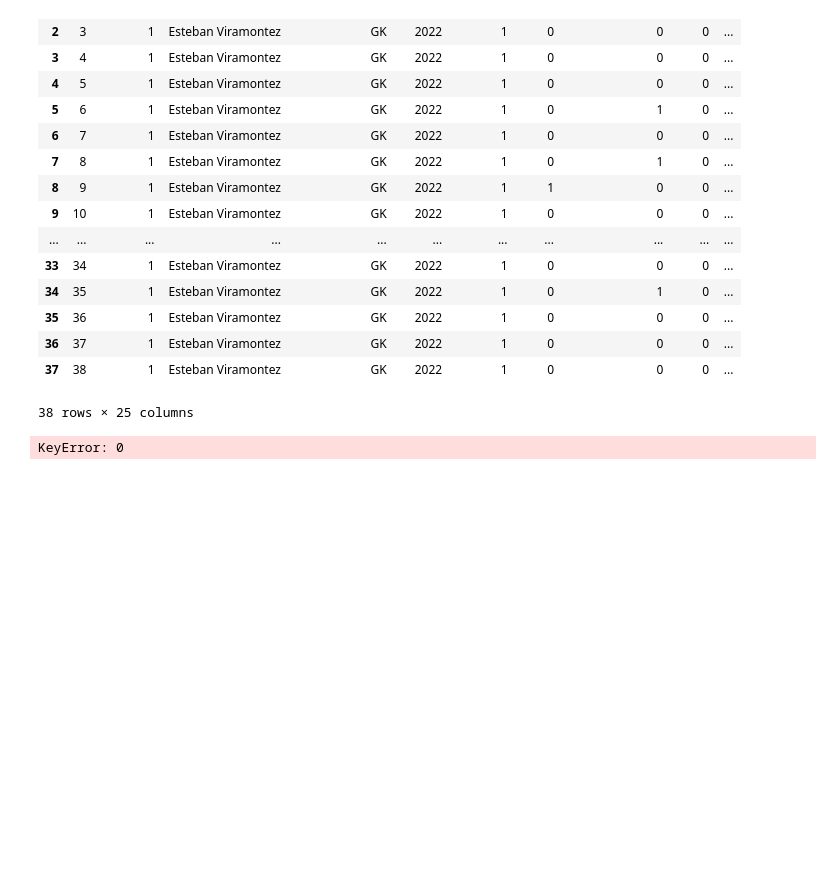
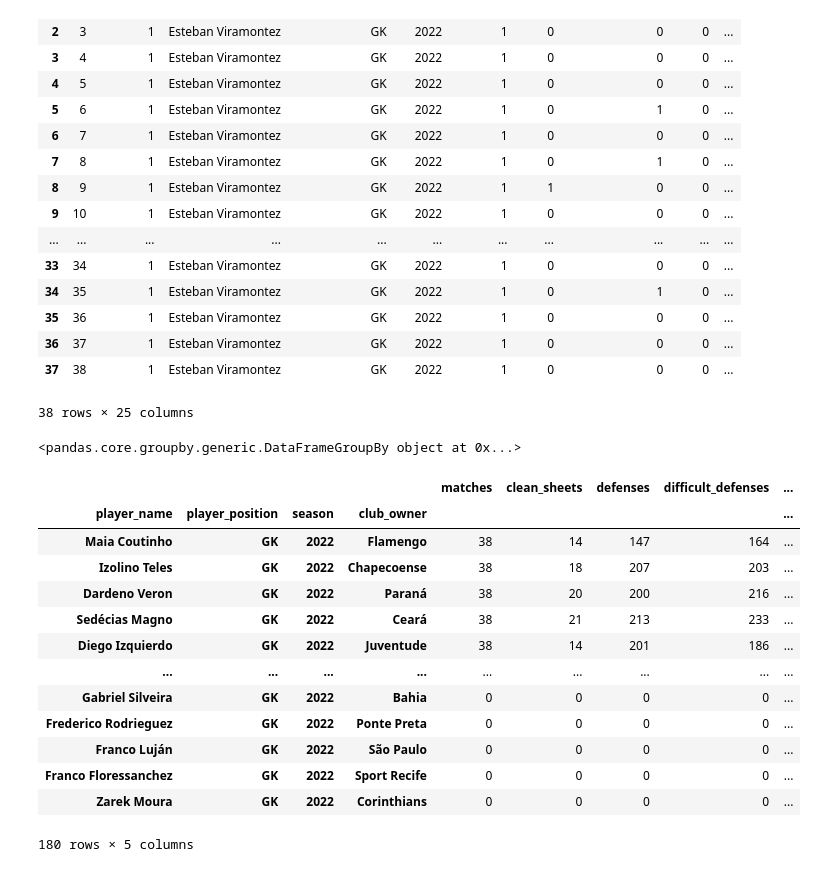
Before and after one commit to Rochamarc/tournament, a Jupyter notebook: PlayersAnalysis.ipynb, the cells around one changed output. Saved outputs shown, nothing was run; the diff lists cells and outputs as text; code cells hidden in the pictures; blank space fills up the shorter version.

```diff
--- a/PlayersAnalysis.ipynb
+++ b/PlayersAnalysis.ipynb
@@ -44,6 +52,27 @@ att = attackers.groupby('player_name').agg(list)
 # %%
-att.loc[]
+df.groupby(["player_name", "player_position"])
 # %% [output]
-KeyError: 0
+<pandas.core.groupby.generic.DataFrameGroupBy object at 0x...>
 # %%
-att['goals'].sum()
+# Get keeper stats
+
+gks = df.loc[df['player_position'] == 'GK']
+# %%
+gks = gks.groupby(grouper)[gk_stats].sum()
+# %%
+gks.sort_values(by='matches', ascending=False)
+# %% [output]
+|  |  |  |  | matches | clean_sheets | defenses | difficult_defenses | ... |
+| player_name | player_position | season | club_owner |  |  |  |  | ... |
+| Maia Coutinho | GK | 2022 | Flamengo | 38 | 14 | 147 | 164 | ... |
+| Izolino Teles | GK | 2022 | Chapecoense | 38 | 18 | 207 | 203 | ... |
+| Dardeno Veron | GK | 2022 | Paraná | 38 | 20 | 200 | 216 | ... |
+| Sedécias Magno | GK | 2022 | Ceará | 38 | 21 | 213 | 233 | ... |
+| Diego Izquierdo | GK | 2022 | Juventude | 38 | 14 | 201 | 186 | ... |
+| ... | ... | ... | ... | ... | ... | ... | ... | ... |
+| Gabriel Silveira | GK | 2022 | Bahia | 0 | 0 | 0 | 0 | ... |
+| Frederico Rodrieguez | GK | 2022 | Ponte Preta | 0 | 0 | 0 | 0 | ... |
+| Franco Luján | GK | 2022 | São Paulo | 0 | 0 | 0 | 0 | ... |
+| Franco Floressanchez | GK | 2022 | Sport Recife | 0 | 0 | 0 | 0 | ... |
+| Zarek Moura | GK | 2022 | Corinthians | 0 | 0 | 0 | 0 | ... |
+180 rows × 5 columns
```
Also changed, not shown: parts of 10 cells of this notebook.
